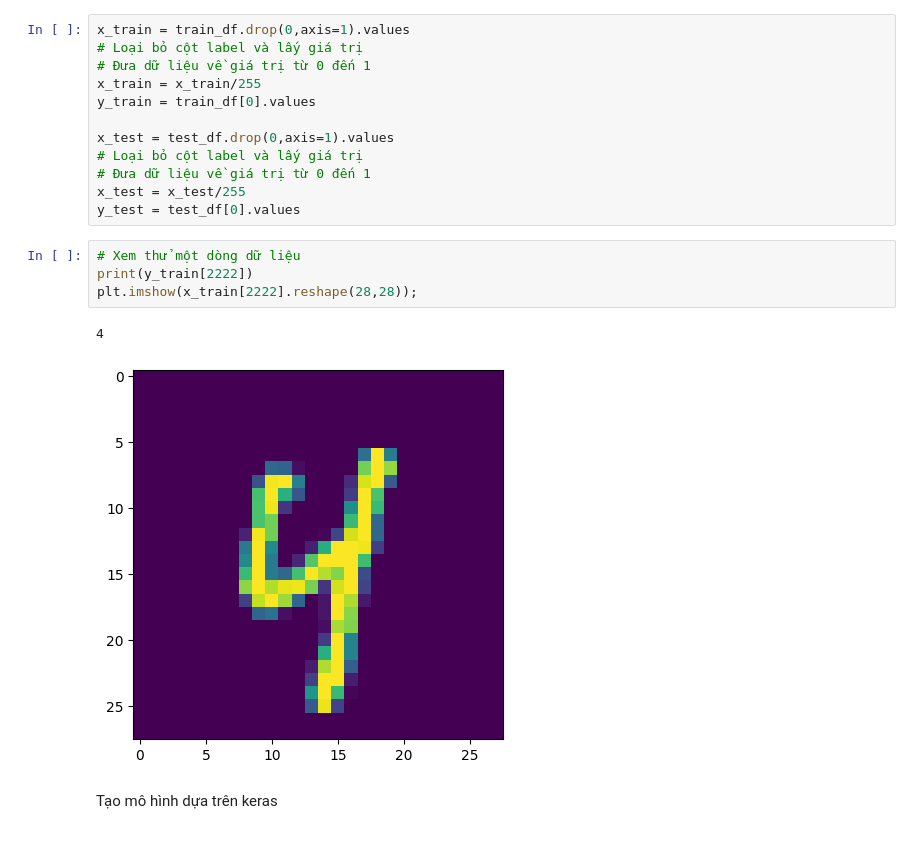
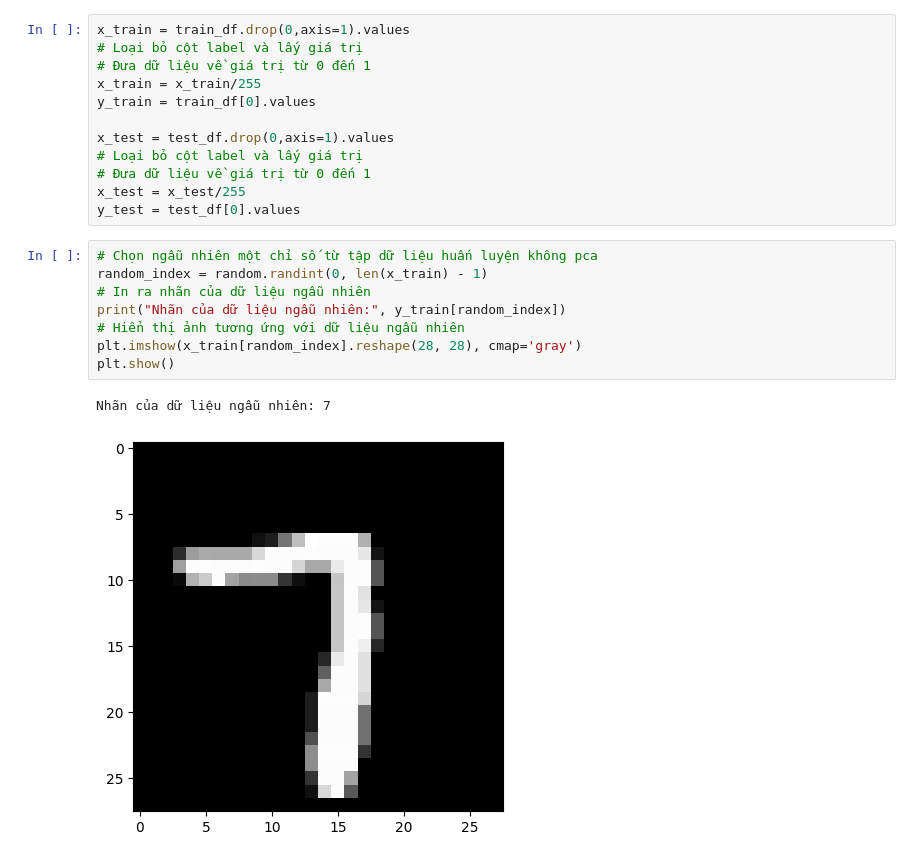
Before and after one commit to thatlq1812/MAI391_Project_Main, a Jupyter notebook: main.ipynb, the cells around one changed output. Saved outputs shown, nothing was run; the diff lists cells and outputs as text.

```diff
--- a/main.ipynb
+++ b/main.ipynb
@@ -74,12 +53,14 @@ x_test = test_df.drop(0,axis=1).values
 # Đưa dữ liệu về giá trị từ 0 đến 1
 x_test = x_test/255
 y_test = test_df[0].values
-# %%
-# Xem thử một dòng dữ liệu
-print(y_train[2222])
-plt.imshow(x_train[2222].reshape(28,28));
-# %% [output]
-4
-[figure, removed]
-# %% [markdown]
-Tạo mô hình dựa trên keras
+# %%
+# Chọn ngẫu nhiên một chỉ số từ tập dữ liệu huấn luyện không pca
+random_index = random.randint(0, len(x_train) - 1)
+# In ra nhãn của dữ liệu ngẫu nhiên
+print("Nhãn của dữ liệu ngẫu nhiên:", y_train[random_index])
+# Hiển thị ảnh tương ứng với dữ liệu ngẫu nhiên
+plt.imshow(x_train[random_index].reshape(28, 28), cmap='gray')
+plt.show()
+# %% [output]
+Nhãn của dữ liệu ngẫu nhiên: 7
+[figure, added]
```
Also changed, not shown: parts of 31 cells of this notebook, 1 other file.
